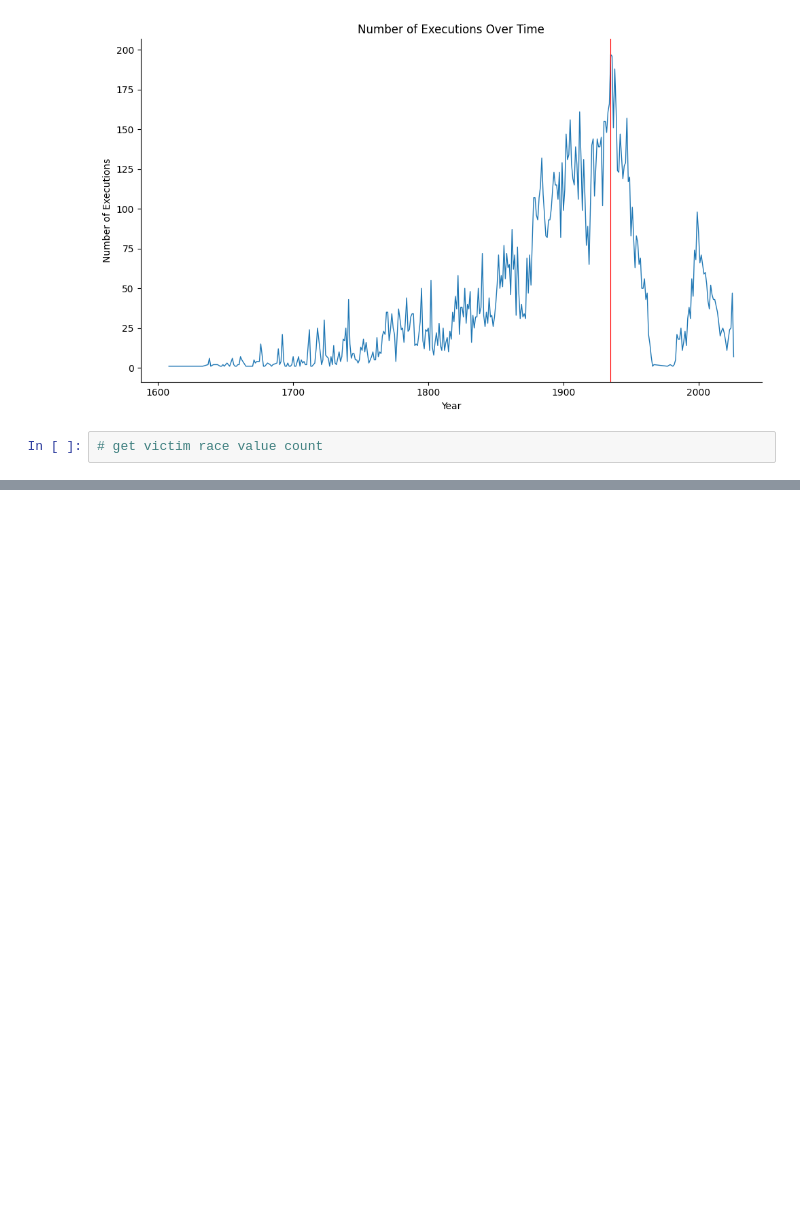
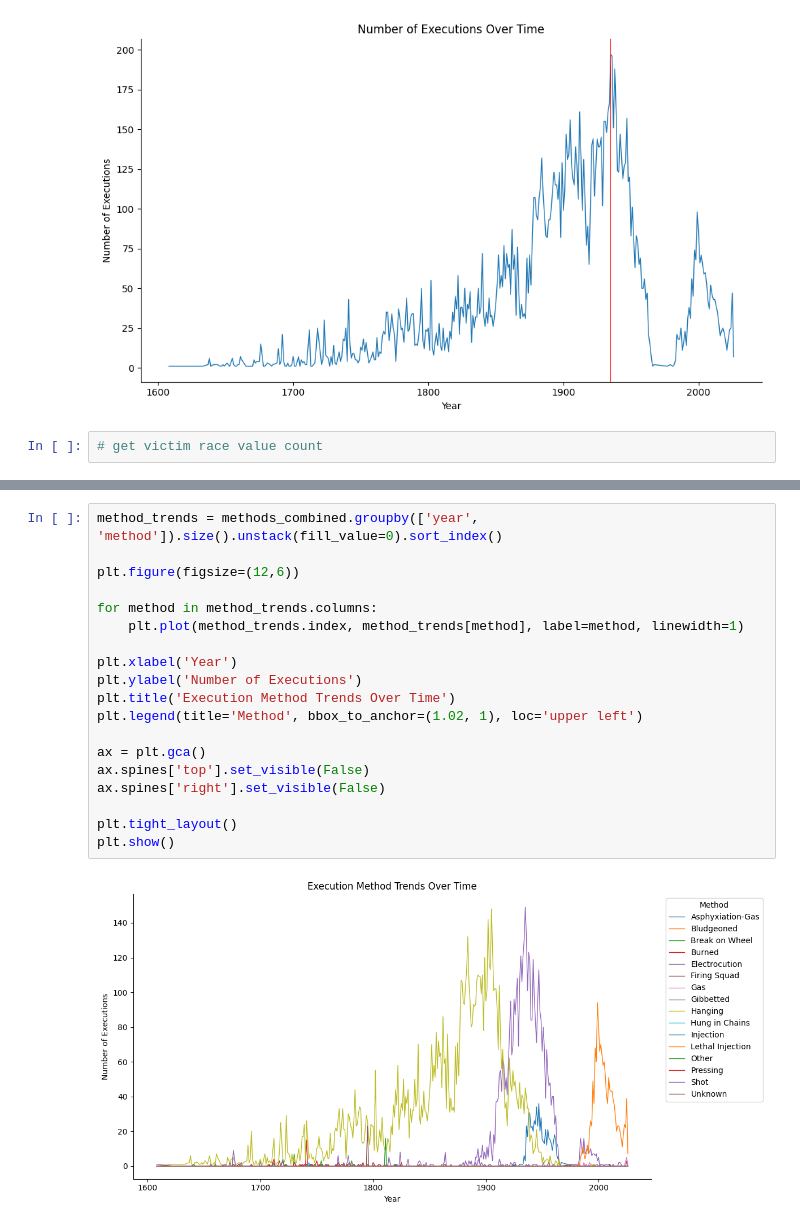
Before and after one commit to max-reevage/us-execution-trends-exploration, a Jupyter notebook: notebooks/execution_data_practice.ipynb, the cells around one changed output, grey strips where cells are left out. Saved outputs shown, nothing was run; the diff lists cells and outputs as text; blank space fills up the shorter version.

```diff
--- a/notebooks/execution_data_practice.ipynb
+++ b/notebooks/execution_data_practice.ipynb
@@ -336,0 +379,21 @@ plt.show()
+# %%
+method_trends = methods_combined.groupby(['year', 'method']).size().unstack(fill_value=0).sort_index()
+
+plt.figure(figsize=(12,6))
+
+for method in method_trends.columns:
+    plt.plot(method_trends.index, method_trends[method], label=method, linewidth=1)
+
+plt.xlabel('Year')
+plt.ylabel('Number of Executions')
+plt.title('Execution Method Trends Over Time')
+plt.legend(title='Method', bbox_to_anchor=(1.02, 1), loc='upper left')
+
+ax = plt.gca()
+ax.spines['top'].set_visible(False)
+ax.spines['right'].set_visible(False)
+
+plt.tight_layout()
+plt.show()
+# %% [output]
+[figure, added]
```
Also changed, not shown: parts of 8 cells of this notebook.
